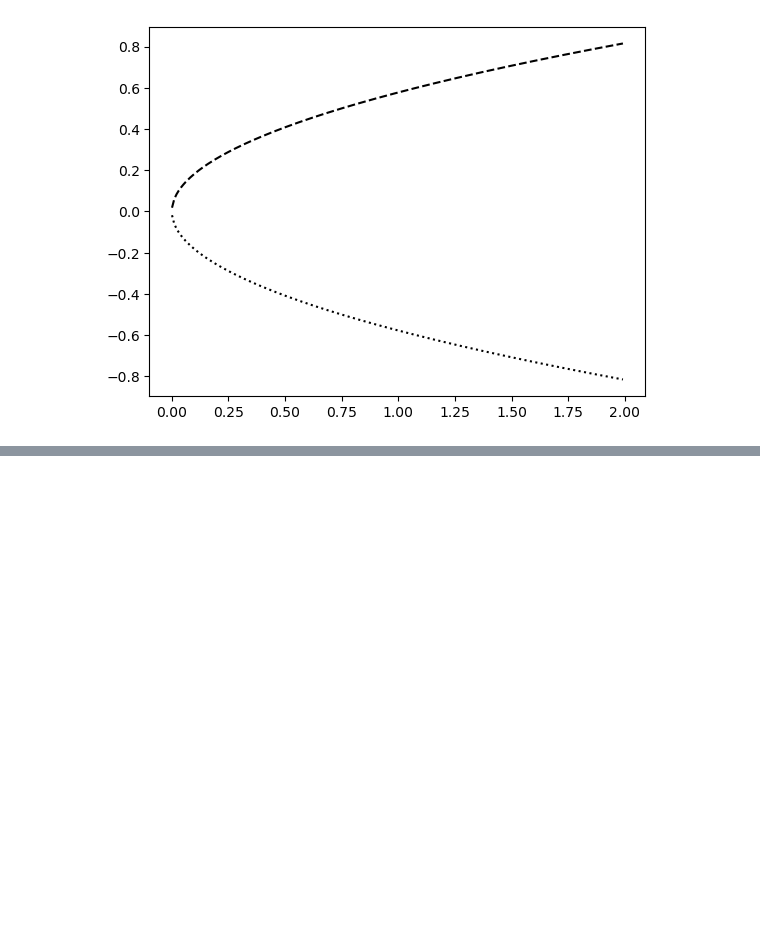
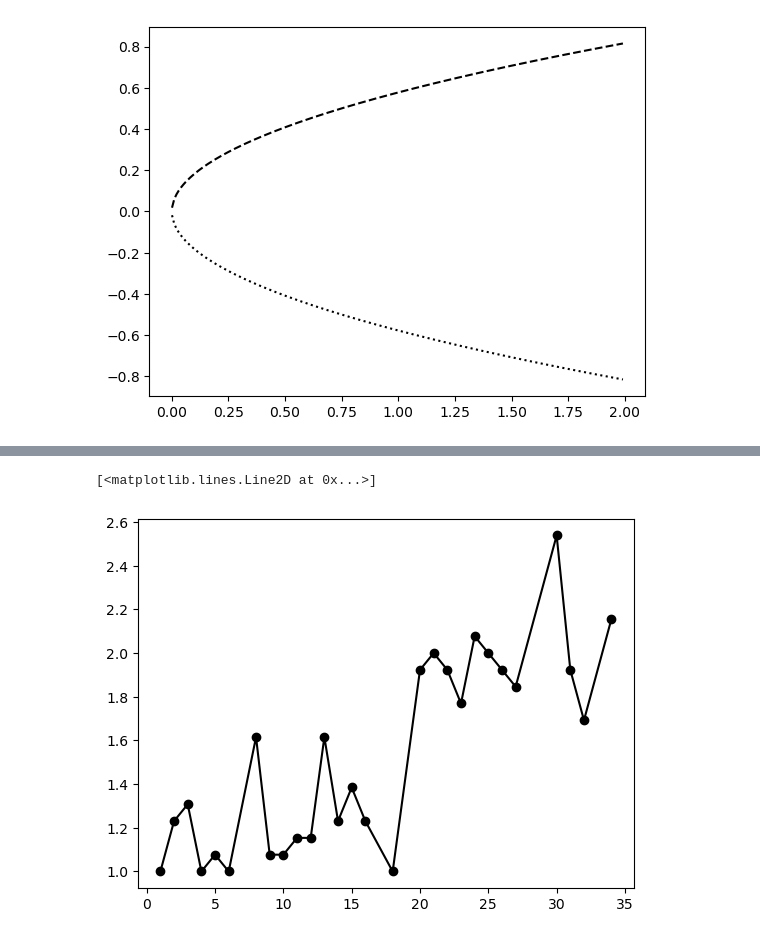
Before and after one commit to anne-urai/complexity_vdmaas, a Jupyter notebook: chapter_3.ipynb, the cells around one changed output, grey strips where cells are left out. Cells and saved outputs as stored; diff of their text form; code cells hidden in the pictures; blank space fills up the shorter version.

```diff
--- a/chapter_3.ipynb
+++ b/chapter_3.ipynb
@@ -61,0 +61,9 @@ array([0.        , 0.34641016, 0.48989795, 0.6       , 0.69282032,
+# %%
+# figure 3.19
+df = pd.read_csv('https://raw.githubusercontent.com/SantaFeInstitute/ComplexPsych/refs/heads/master/data/PNAS_patient_data.txt',
+                 header=0, sep='\t') # tab delineated
+plt.plot(df.week, df.dep, '-ok')
+# change point detection in Python: https://github.com/deepcharles/ruptures
+# %% [output]
+[<matplotlib.lines.Line2D at 0x...>]
+[figure, added]
```
Also changed, not shown: parts of 2 cells of this notebook.
